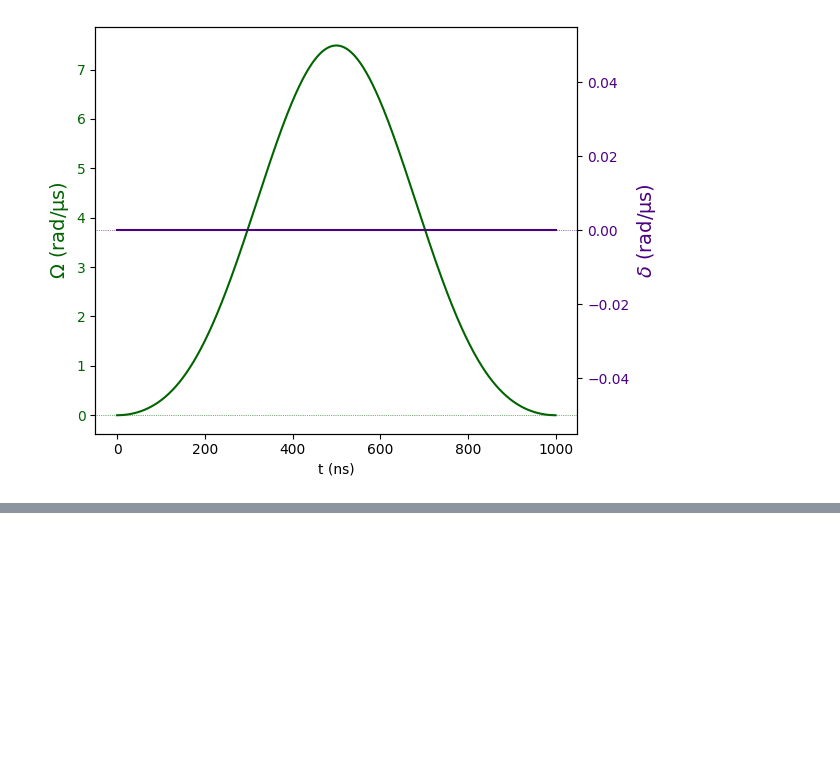
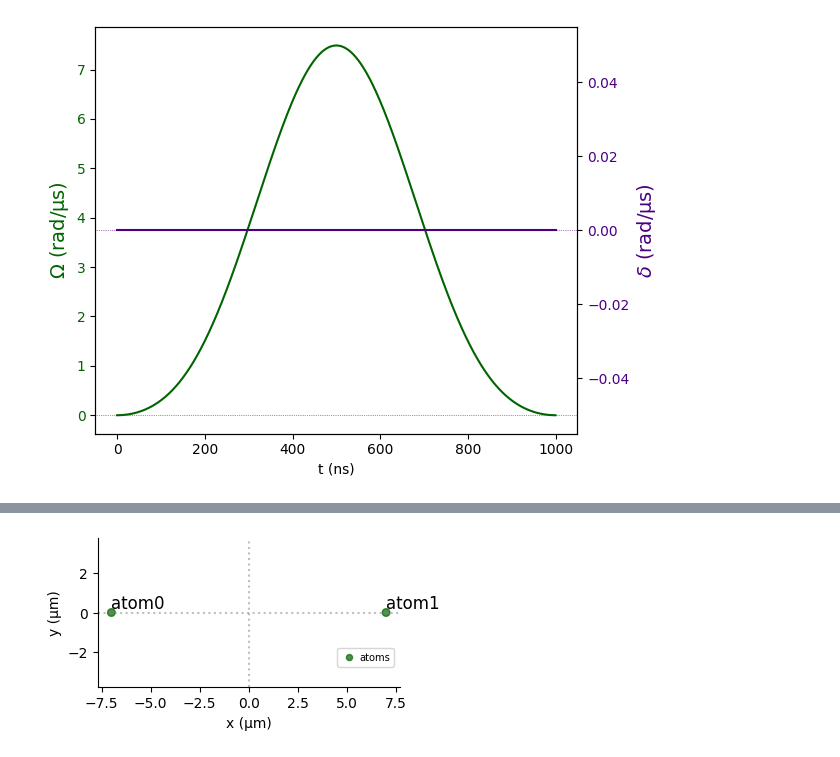
Before and after one commit to BoGGoG/PulserLearn, a Jupyter notebook: RydbergBlockade_Activity1.ipynb, the cells around one changed output, grey strips where cells are left out. Saved outputs shown, nothing was run; the diff lists cells and outputs as text; code cells hidden in the pictures; blank space fills up the shorter version.

```diff
--- a/RydbergBlockade_Activity1.ipynb
+++ b/RydbergBlockade_Activity1.ipynb
@@ -109,0 +161,92 @@ Here we had |10>
+# %%
+# local pi pulse
+data_rr = []
+data_rg = []
+data_gr = []
+data_gg = []
+distances = np.linspace(6.5, 14, 7)
+
+r = [1, 0]  # |r>, |g> = [0, 1]. In pulser we use the convention that [1, 0] is the excited state
+g = [0, 1]
+rr = np.kron(r, r)  # |rr>
+rg = np.kron(r, g)  # |rg>
+gr = np.kron(g, r)  # |gr>
+gg = np.kron(g, g)  # |gg>
+occup_rr = [np.outer(rr, np.conj(rr))]  # |rr><rr|
+occup_rg = [np.outer(rg, np.conj(rg))]  # |rg><rg|
+occup_gr = [np.outer(gr, np.conj(gr))]  # |gr><gr|
+occup_gg = [np.outer(gg, np.conj(gg))]  # |gg><gg|
+
+for i, R in enumerate(distances):
+  reg = Register.rectangle(1, 2, spacing=R, prefix="atom")
+
+  # Pulse Sequence
+  seq = Sequence(reg, DigitalAnalogDevice)
+  seq.declare_channel("ryd", "rydberg_local", "atom0")
+  seq.declare_channel("global", "rydberg_global")
+#   seq.add(pi_pulse, "global") #, protocol="no-delay")
+  seq.add(pi_pulse, "ryd")
+  # seq.target("atom1", "ryd")
+  # seq.add(pi_pulse, "ryd")
+  # seq.add(pi_pulse, "global", protocol="no-delay")
+
+  sim = QutipEmulator.from_sequence(seq)
+
+  res = sim.run() # Returns a SimulationResults instance
+  data_rr.append(
+    res.expect(occup_rr)[0]
+  ) # Get expectation value for the occupation operator
+
+  data_rg.append(
+    res.expect(occup_rg)[0]
+  ) # Get expectation value for the occupation operator |rg>
+
+  data_gr.append(
+    res.expect(occup_gr)[0]
+  ) # Get expectation value for the occupation operator |gr>
+  data_gg.append(
+    res.expect(occup_gg)[0]
+  ) # Get expectation value for the occupation operator |gg>
+print("...Simulation Complete!")
+
+reg.draw()
+seq.draw()
+
+fig, ax = plt.subplots(1, 4, figsize=(20, 3))
+plt.sca(ax[0])
+for i, R in enumerate(distances):
+  plt.plot(data_rr[i], label=f"R={R}")
+  plt.xlabel("Time (ns)", fontsize=14)
+  plt.ylabel(r"Average occupation", fontsize=14)
+  plt.title(r"$|rr\rangle$")
+  plt.legend()
+
+plt.sca(ax[1])
+for i, R in enumerate(distances):
+  plt.plot(data_rg[i], label=f"R={R}")
+  plt.xlabel("Time (ns)", fontsize=14)
+  plt.ylabel(r"Average occupation", fontsize=14)
+  plt.title(r"$|rg\rangle$")
+  plt.legend()
+
+plt.sca(ax[2])
+for i, R in enumerate(distances):
+  plt.plot(data_gr[i], label=f"R={R}")
+  plt.xlabel("Time (ns)", fontsize=14)
+  plt.ylabel(r"Average occupation", fontsize=14)
+  plt.title(r"$|gr\rangle$")
+  plt.legend()
+# numerical error, but interesting that it looks like this
+
+plt.sca(ax[3])
+for i, R in enumerate(distances):
+  plt.plot(data_gg[i], label=f"R={R}")
+  plt.xlabel("Time (ns)", fontsize=14)
+  plt.ylabel(r"Average occupation", fontsize=14)
+  plt.title(r"$|gg\rangle$")
+  plt.legend()
+plt.tight_layout()
+# interesting that all distances fall off with the exact same rate
+
+# asymmetry between |rg> and |gr> because we first hit atom 0 and then atom 1
+# %% [output]
@@ -109,0 +254 @@ Here we had |10>
+[figure, added]
```
Also changed, not shown: parts of 9 cells of this notebook.
